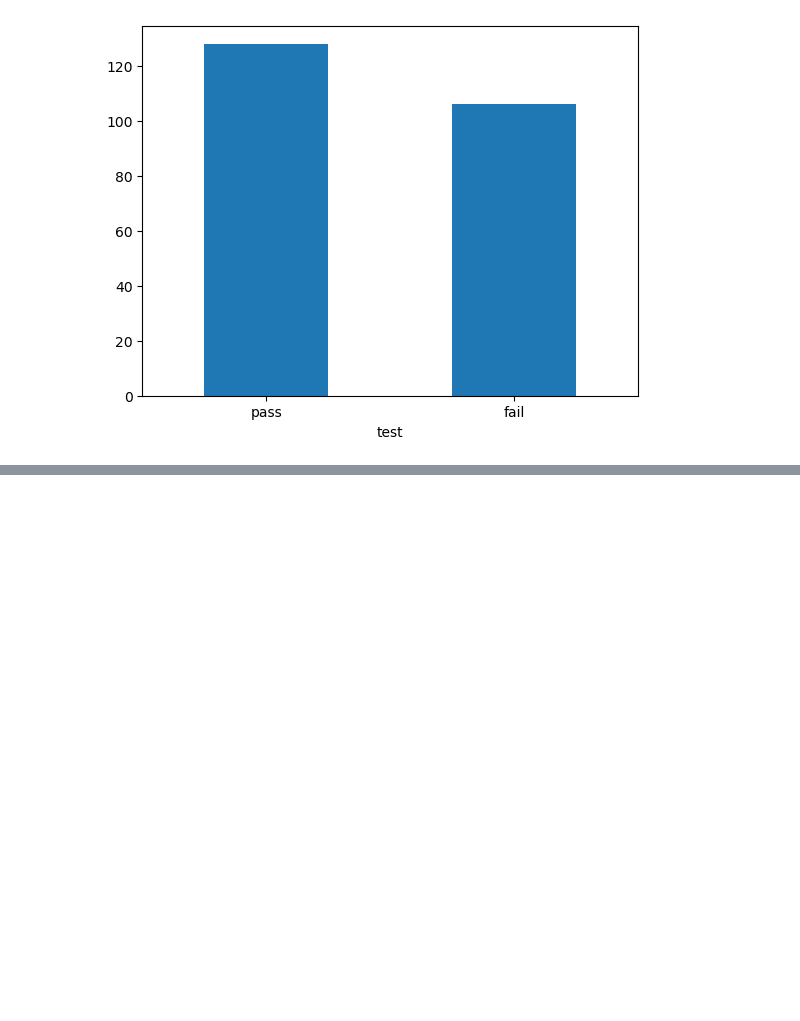
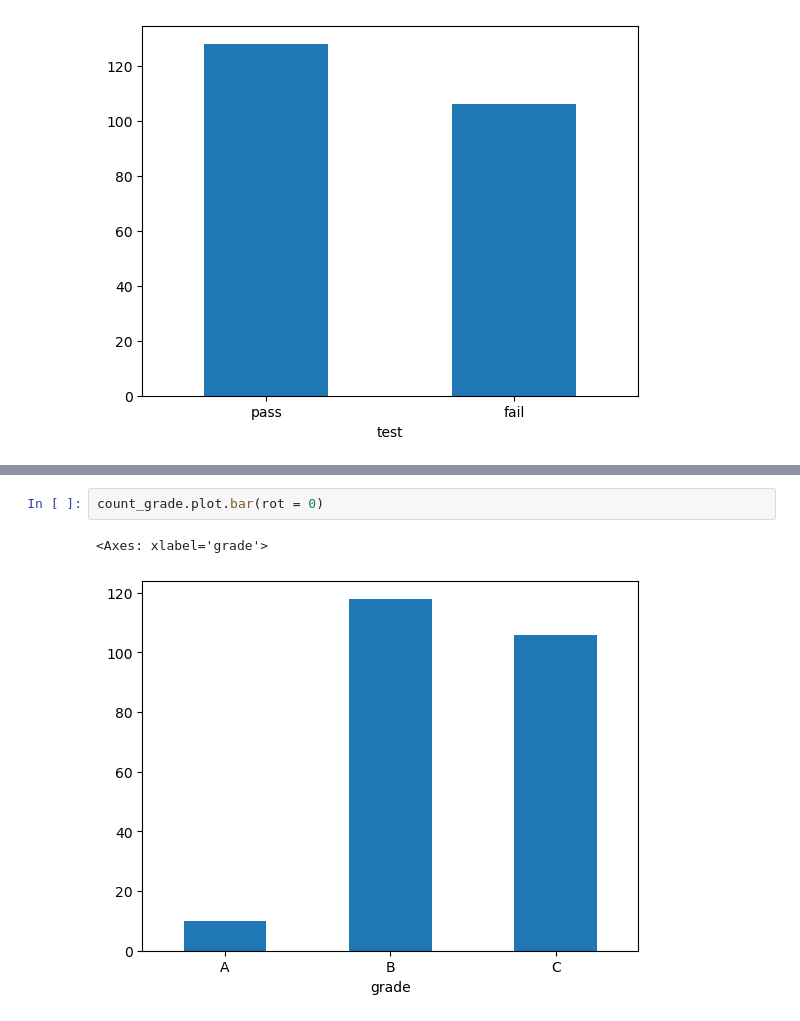
Before and after one commit to Chocobe/-Study-Python, a Jupyter notebook: 02-do-it_data-analysis/05-basic-data-analysis/05-07-derived-var-02.ipynb, the cells around one changed output, grey strips where cells are left out. Cells and saved outputs as stored; diff of their text form; blank space fills up the shorter version.

```diff
--- a/02-do-it_data-analysis/05-basic-data-analysis/05-07-derived-var-02.ipynb
+++ b/02-do-it_data-analysis/05-basic-data-analysis/05-07-derived-var-02.ipynb
@@ -105,0 +148,5 @@ count_test.plot.bar(rot = 0)
+# %%
+count_grade.plot.bar(rot = 0)
+# %% [output]
+<Axes: xlabel='grade'>
+[figure, added]
```
Also changed, not shown: parts of 6 cells of this notebook, 2 other files.
